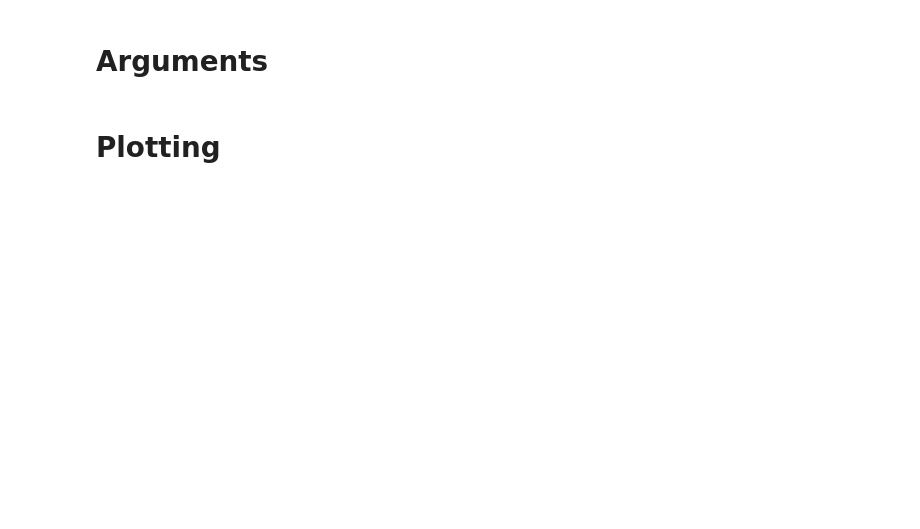
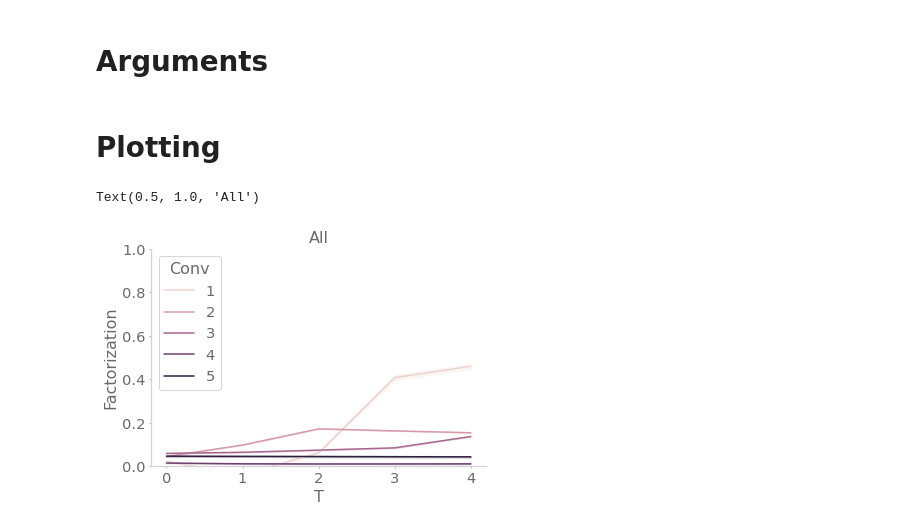
Before and after one commit to chingf/hallucnn, a Jupyter notebook: notebooks/14-noise-factorization.ipynb, the cells around one changed output. Drawn from its saved outputs; the diff is of its cells as text; code cells hidden in the pictures; blank space fills up the shorter version.

Commit message:
Update noise factorization plots in notebookj

```diff
--- a/notebooks/14-noise-factorization.ipynb
+++ b/notebooks/14-noise-factorization.ipynb
@@ -28,3 +28,16 @@ snr_types = [-9.0, -6.0, -3.0, 0.0, 3.0]
 # %%
 with open(f'{pickles_dir}{netname}_factorization.p', 'rb') as f:
     df = pickle.load(f)
+# %%
+fig, ax = plt.subplots()
+_df = df.copy()
+_df['Factorization'] = 1 - _df['Factorization']
+sns.lineplot(
+    x='T', y='Factorization', hue='Conv',
+    hue_order=[1,2,3,4,5],
+    data=_df, ax=ax)
+ax.set_ylim(0,1)
+ax.set_title(f'All')
+# %% [output]
+Text(0.5, 1.0, 'All')
+[figure, added]
```
Also changed, not shown: parts of 4 cells of this notebook.
